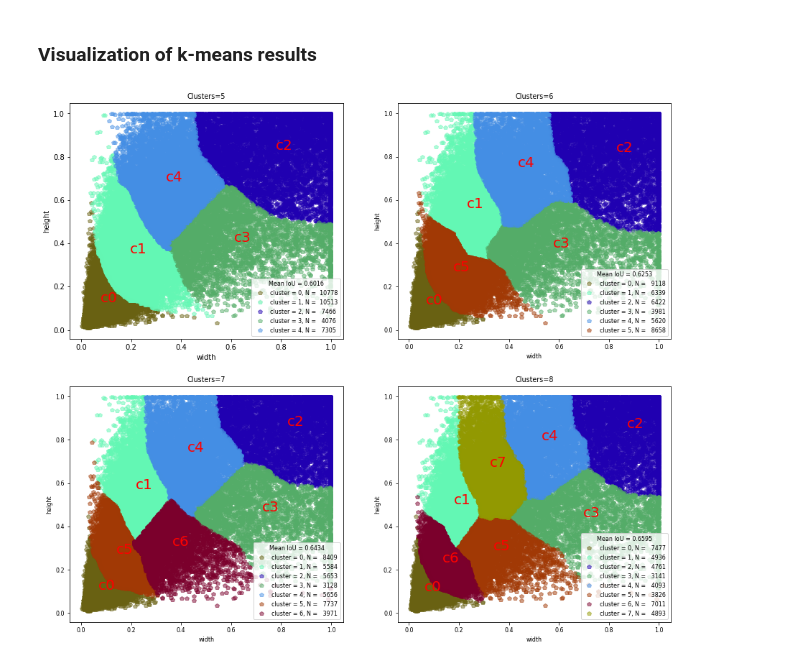
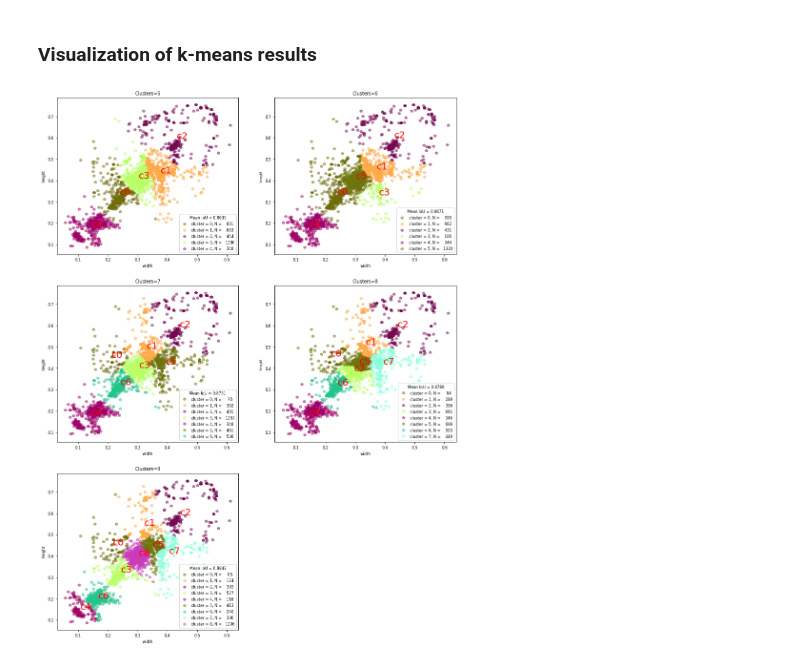
Before and after one commit to jhl13/tensorflow-yolov3, a Jupyter notebook: docs/Box-Clustering.ipynb, the cells around one changed output. Cells and saved outputs as stored; diff of their text form; code cells hidden in the pictures.

```diff
--- a/docs/Box-Clustering.ipynb
+++ b/docs/Box-Clustering.ipynb
@@ -11,8 +1,22 @@ LABELS = ['aeroplane',  'bicycle', 'bird',  'boat',      'bottle',
+# %%
+#coding:utf-8
+import matplotlib.pyplot as plt
+import numpy as np
+import os, cv2
+%matplotlib inline
+
+# 内嵌绘图，省去plt.show()
+LABELS = ['爽快生菜', '当冬菇遇上鸡', '米饭', '忘情糯米鸡', '玉米约肉包', '痴心鱼蛋粉', \
+        '真心卤蛋', '蒸凤爪', '蒸蛋', '小鲜肉滚粥', '黄汽水', '绿汽水', '奶茶', '小红莓布丁', \
+        '情意绵绵粥', '蒸能量花卷', '蒸花蛋', '鸡汤', '油焖茄子', '虫草花牛肉粥', '古惑烧麦', \
+        '念念冬菇肉饼', '忘情花生猪手', '淡定瘦肉粉', '蒸米粉', '豆浆', '看气质肠粉', '蒸排骨', \
+            '玉米蒸饭', '柔情菜心', '忘不了香汁排骨', '虫草', '香辣排骨', '勃勃生鸡粥', '给力蒸饺', \
+                '狠香牛腩粉', '甜在心奶黄包', '蛋蛋布丁', '辣手卤翅', '念念香菇肉饼', '云吞']
 # %% [markdown]
 ## Dowload VOC-dataset
 # %%
-train_image_folder = "/home/luo13/workspace/datasets/detection/voc/VOCdevkit/VOC2012/JPEGImages/"
-train_annot_folder = "/home/luo13/workspace/datasets/detection/voc/VOCdevkit/VOC2012/Annotations/"
+train_image_folder = "/home/luo13/workspace/datasets/detection/food/train/VOCdevkit/JPEGImages/"
+train_annot_folder = "/home/luo13/workspace/datasets/detection/food/train/VOCdevkit/Annotations/"
 # %%
 import xml.etree.ElementTree as ET
 
@@ -287,32 +300,32 @@ def plot_cluster_result(plt,clusters,nearest_clusters,WithinClusterSumDist,wh,k)
         c = current_palette[icluster]
         plt.rc('font', size=8)
         plt.plot(wh[pick,0],wh[pick,1],"p",
                  color=c,
                  alpha=0.5,label="cluster = {}, N = {:6.0f}".format(icluster,np.sum(pick)))
         plt.text(clusters[icluster,0],
                  clusters[icluster,1],
                  "c{}".format(icluster),
                  fontsize=20,color="red")
         plt.title("Clusters=%d" %k)
         plt.xlabel("width")
         plt.ylabel("height")
     plt.legend(title="Mean IoU = {:5.4f}".format(WithinClusterSumDist))
 
 import seaborn as sns
 current_palette = list(sns.xkcd_rgb.values())
 
 figsize = (15,35)
 count =1
 fig = plt.figure(figsize=figsize)
-for k in range(5,9):
+for k in range(5,10):
     result               = results[k]
     clusters             = result["clusters"]
     nearest_clusters     = result["nearest_clusters"]
     WithinClusterSumDist = result["WithinClusterMeanDist"]
 
     ax = fig.add_subplot(kmax/2,2,count)
     plot_cluster_result(plt,clusters,nearest_clusters,1 - WithinClusterSumDist,wh,k)
     count += 1
 plt.show()
 # %% [output]
-[figure, old version]
+[figure, new version]
```
Also changed, not shown: parts of 7 cells of this notebook, 4 other files.
